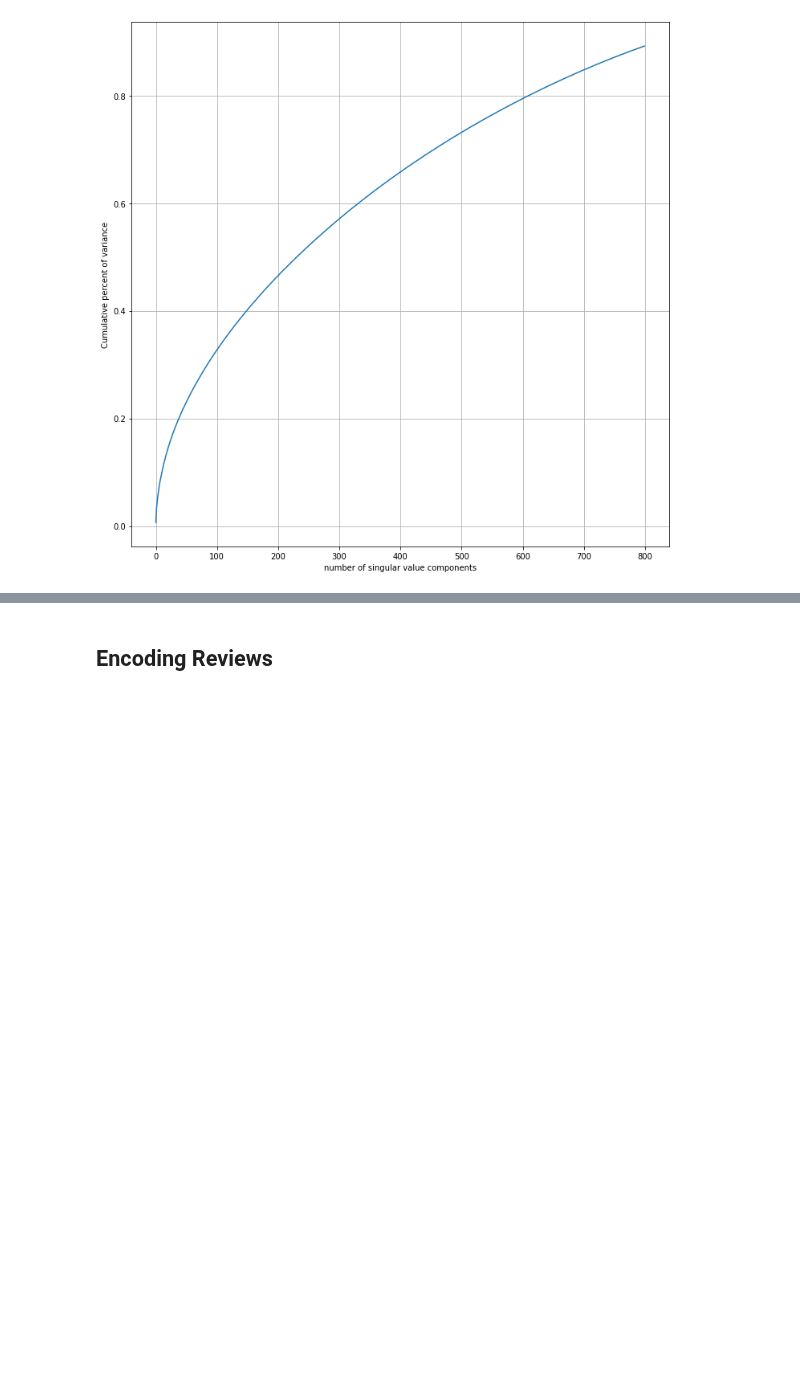
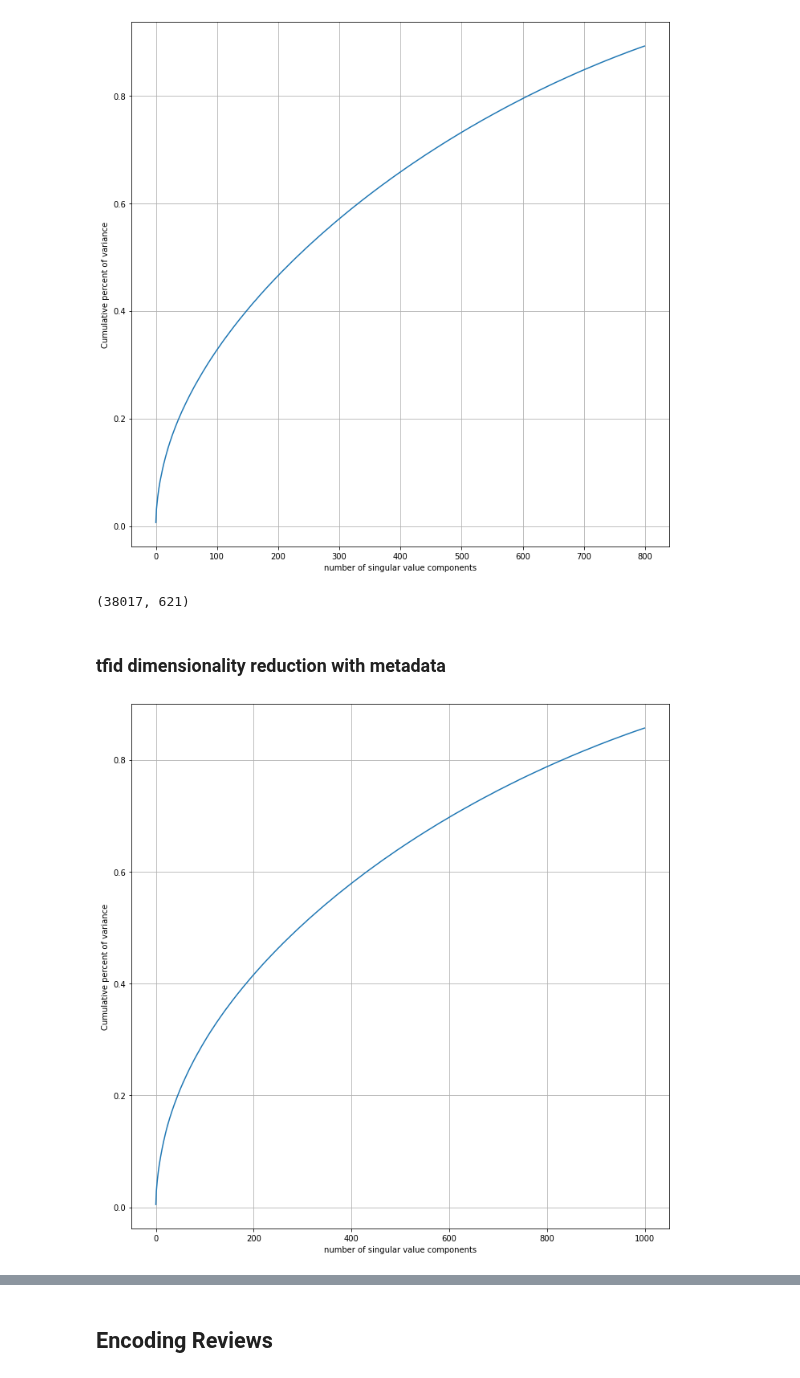
Before and after one commit to JoaoMarques1/find_your_inner_gamer, a Jupyter notebook: notebooks/cosine_similarity.ipynb, the cells around one changed output, grey strips where cells are left out. Saved outputs shown, nothing was run; the diff lists cells and outputs as text; code cells hidden in the pictures; blank space fills up the shorter version.

```diff
--- a/notebooks/cosine_similarity.ipynb
+++ b/notebooks/cosine_similarity.ipynb
@@ -278,0 +294,3 @@ vector_df.head()
+# %%
+vec2 = TfidfVectorizer(min_df = 0.01).fit(clean_df.metadata)
+vectors_2 = vec2.transform(clean_df.metadata)
@@ -278,0 +301,3 @@ vector_df.head()
+# %%
+vector_df2 = pd.DataFrame(vectors_2.toarray(),index=clean_df.name.tolist())
+vector_df2.head()
@@ -333,6 +366,23 @@ plt.show()
 # %% [output]
 [figure]
 # %%
-n = 60
-latent_df = pd.DataFrame(latent_df[:,0:n], index=new_df.name.tolist())
-latent_df.shape
+n2 = 620
+vector_df = pd.DataFrame(vector_df.loc[:,0:n2], index=clean_df.name.tolist())
+vector_df.shape
+# %% [output]
+(38017, 621)
+# %% [markdown]
+### tfid dimensionality reduction with metadata
+# %%
+svd_meta = TruncatedSVD(n_components=1000)
+meta_vector_df = svd_meta.fit_transform(vector_df2)
+# %%
+# Plot variance as a function of the number of components.
+plt.figure(figsize=(12,12))
+plt.plot(svd_meta.explained_variance_ratio_.cumsum())
+plt.xlabel('number of singular value components')
+plt.ylabel('Cumulative percent of variance')
+plt.grid()
+plt.show()
+# %% [output]
+[figure, added]
```
Also changed, not shown: parts of 12 cells of this notebook.
